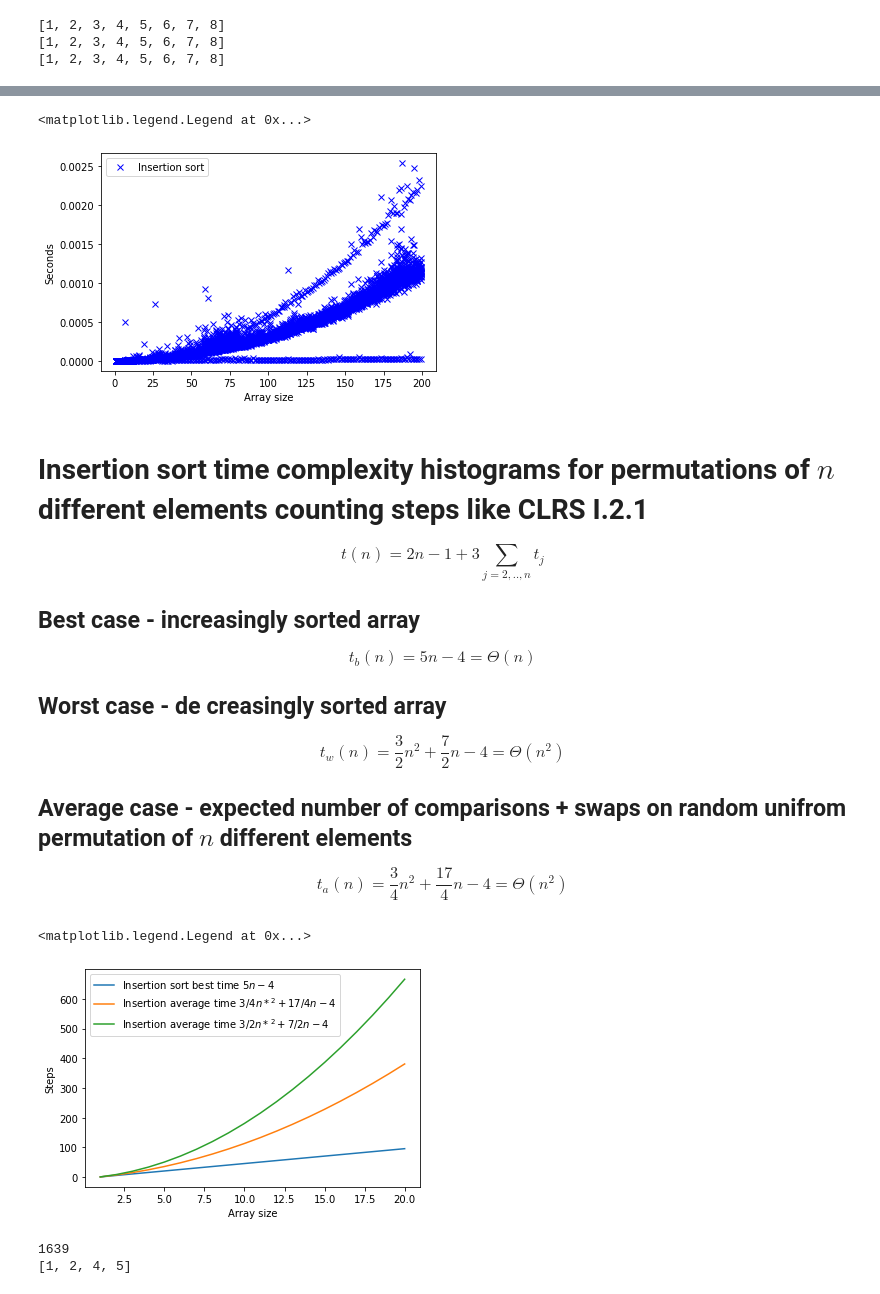
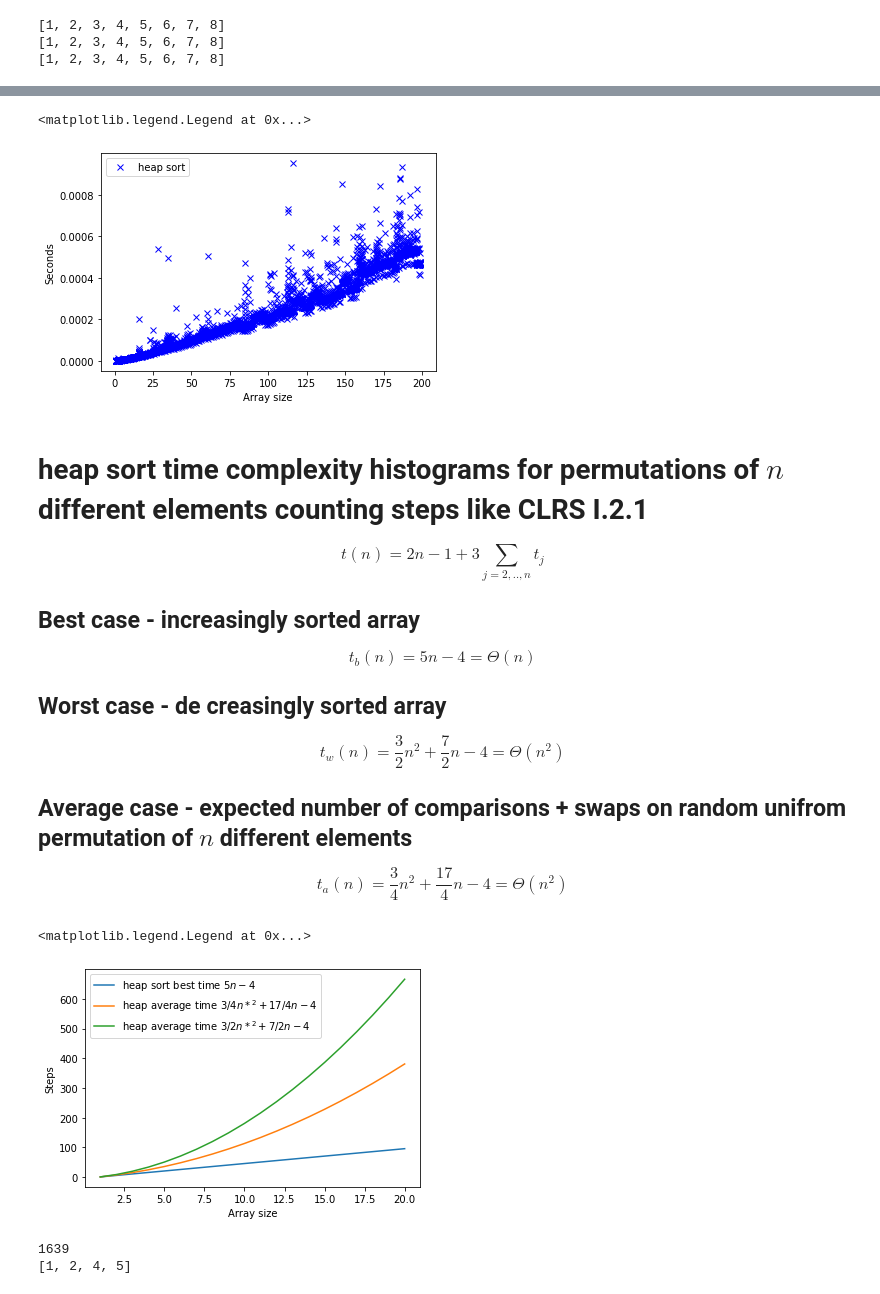
Before and after one commit to nestorsgarzonc/AlgorithmsUN2021II, a Jupyter notebook: lab11/HeapSortDistribution.ipynb, the cells around one changed output, grey strips where cells are left out. Cells and saved outputs as stored; diff of their text form; code cells hidden in the pictures.

```diff
--- a/lab11/HeapSortDistribution.ipynb
+++ b/lab11/HeapSortDistribution.ipynb
@@ -82,15 +82,15 @@ import matplotlib.pyplot as plt
 import time
 
 sizes = np.arange(1, 200, 1)
-results_insertion = []
+results_heap = []
 for i in sizes:
     list1 = list(range(i, 1, -1))
     tic = time.time()
-    insertion_sort(list1)
+    heap_sort(list1)
     toc = time.time()
     timesum = toc - tic
-    results_insertion.append(timesum)
-plt.plot(sizes, results_insertion, 'bx', label='Insertion sort')
+    results_heap.append(timesum)
+plt.plot(sizes, results_heap, 'bx', label='heap sort')
 plt.xlabel('Array size')
 plt.ylabel('Seconds')
 plt.legend(loc='upper left')
@@ -103,19 +104,19 @@ import time
 import random as rnd
 
 sizes = np.arange(1, 200, 1)
-results_insertion = []
-sizes_insertion = []
+results_heap = []
+sizes_heap = []
 for i in sizes:
     for j in range(20):
         list1 = list(range(i))
         rnd.shuffle(list1)
         tic = time.time()
-        insertion_sort(list1)
+        heap_sort(list1)
         toc = time.time()
         timesum = toc - tic
-        results_insertion.append(timesum)
-        sizes_insertion.append(i)
-plt.plot(sizes_insertion, results_insertion, 'bx', label='Insertion sort')
+        results_heap.append(timesum)
+        sizes_heap.append(i)
+plt.plot(sizes_heap, results_heap, 'bx', label='heap sort')
 plt.xlabel('Array size')
 plt.ylabel('Seconds')
 plt.legend(loc='upper left')
@@ -170,48 +171,48 @@ plt.legend(loc='upper left')
 import numpy as np
 import matplotlib.pyplot as plt
 import time
 import random as rnd
 
 sizes = np.arange(1, 200, 1)
-results_insertion = []
-sizes_insertion = []
+results_heap = []
+sizes_heap = []
 for i in sizes:
 
     list1 = list(range(i))
     tic = time.time()
-    insertion_sort(list1)
+    heap_sort(list1)
     toc = time.time()
     timesum = toc - tic
-    results_insertion.append(timesum)
-    sizes_insertion.append(i)
+    results_heap.append(timesum)
+    sizes_heap.append(i)
 
     list1 = list(range(i, 1, -1))
     tic = time.time()
-    insertion_sort(list1)
+    heap_sort(list1)
     toc = time.time()
     timesum = toc - tic
-    results_insertion.append(timesum)
-    sizes_insertion.append(i)
+    results_heap.append(timesum)
+    sizes_heap.append(i)
 
     for j in range(20):
         list1 = list(range(i))
         rnd.shuffle(list1)
         tic = time.time()
-        insertion_sort(list1)
+        heap_sort(list1)
         toc = time.time()
         timesum = toc - tic
-        results_insertion.append(timesum)
-        sizes_insertion.append(i)
+        results_heap.append(timesum)
+        sizes_heap.append(i)
 
-plt.plot(sizes_insertion, results_insertion, 'bx', label='Insertion sort')
+plt.plot(sizes_heap, results_heap, 'bx', label='heap sort')
 plt.xlabel('Array size')
 plt.ylabel('Seconds')
 plt.legend(loc='upper left')
 # %% [output]
 <matplotlib.legend.Legend at 0x...>
-[figure, old version]
+[figure, new version]
 # %% [markdown]
-# Insertion sort time complexity histograms for permutations of $n$ different elements counting steps like CLRS I.2.1
+# heap sort time complexity histograms for permutations of $n$ different elements counting steps like CLRS I.2.1
 
 $$t (n) =  2n - 1  + 3 \sum_{j=2,..,n} t_j $$
 
@@ -232,16 +233,16 @@ import numpy as np
 
 n = np.arange(1, 21, 1)
 
-plt.plot(n, 5*n-4,  label='Insertion sort best time $5n-4$')
+plt.plot(n, 5*n-4,  label='heap sort best time $5n-4$')
 plt.plot(n, 3/4*n**2+17/4*n-4,
-         label='Insertion average time $3/4 n*^2+17/4 n - 4$')
-plt.plot(n, 3/2*n**2+7/2*n-4, label='Insertion average time $3/2 n*^2+7/2 n - 4$')
+         label='heap average time $3/4 n*^2+17/4 n - 4$')
+plt.plot(n, 3/2*n**2+7/2*n-4, label='heap average time $3/2 n*^2+7/2 n - 4$')
 plt.xlabel('Array size')
 plt.ylabel('Steps')
 plt.legend(loc='upper left')
 # %% [output]
 <matplotlib.legend.Legend at 0x...>
-[figure, old version]
+[figure, new version]
 # %%
 def heapify_steps(arr, n, i, steps):
     largest = i  # Initialize largest as root
```
Also changed, not shown: parts of 39 cells of this notebook.
